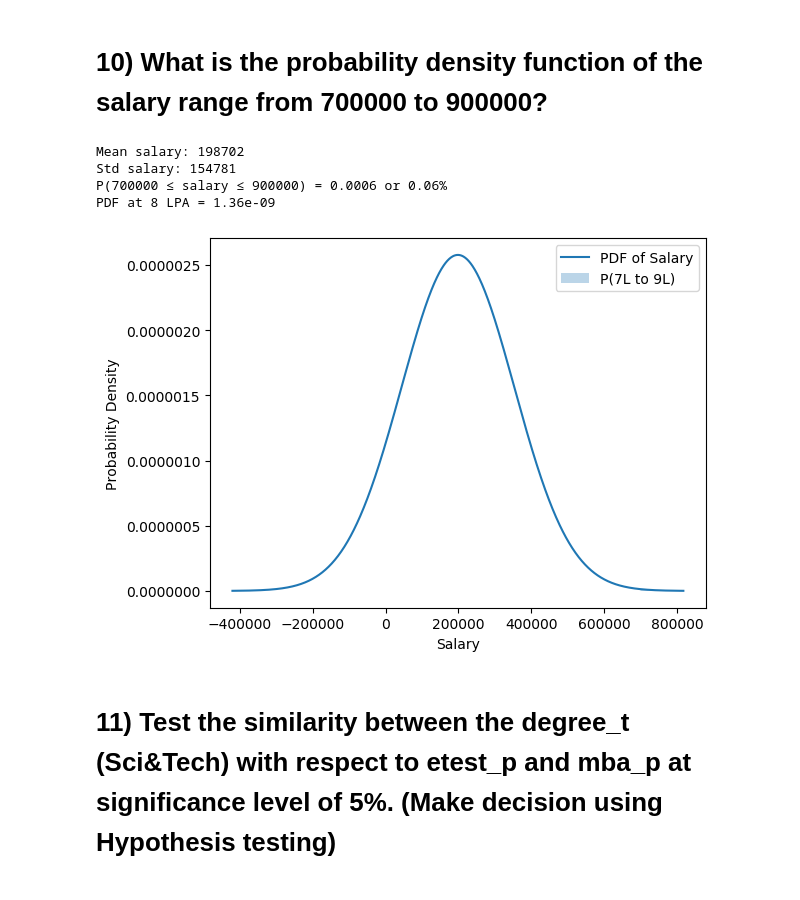
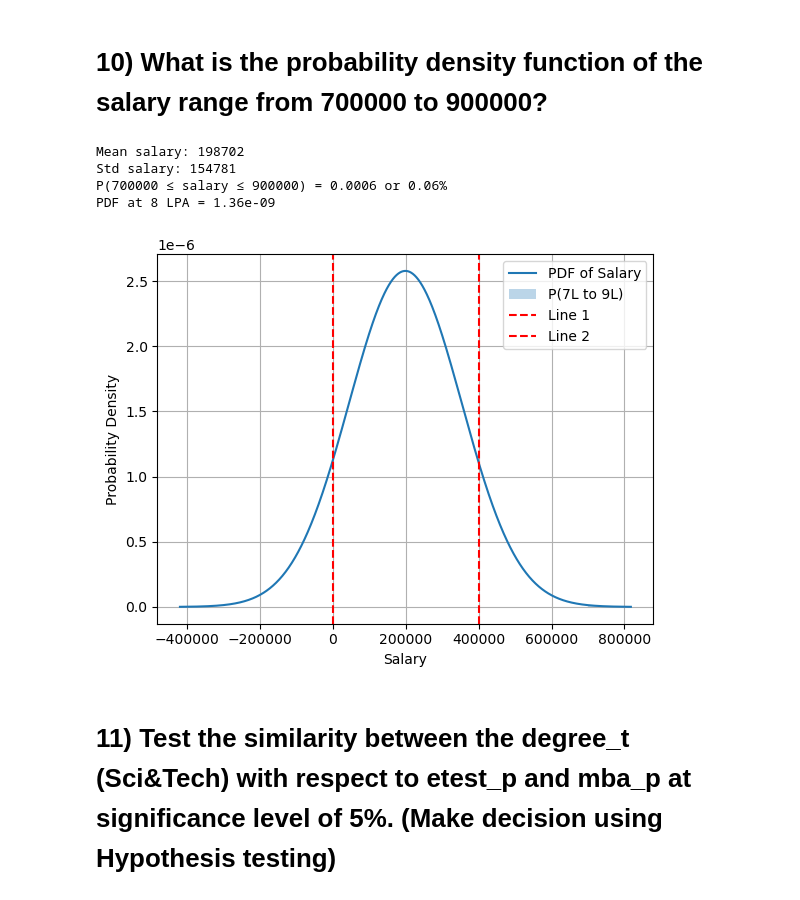
Before and after one commit to DillibabuAI/5.DataScience, a Jupyter notebook: Bivariate Assignment.ipynb, the cells around one changed output. Drawn from its saved outputs; the diff is of its cells as text; code cells hidden in the pictures.

```diff
--- a/Bivariate Assignment.ipynb
+++ b/Bivariate Assignment.ipynb
@@ -100,0 +86,16 @@ Name: salary, dtype: float64
+# %%
+#Importing seaborn library for displaying visually
+import seaborn as sns
+import matplotlib.pyplot as plt
+# Convert status to 0/1
+dataset['status'] = dataset['status'].map({'Placed':1, 'Not Placed':0})
+
+# Encode categoricals
+df_encoded = pd.get_dummies(dataset[['workex', 'specialisation', 'degree_t']], drop_first=True)
+df_corr = pd.concat([dataset[['ssc_p','hsc_p','degree_p','etest_p','mba_p','status']], df_encoded], axis=1)
+
+plt.figure(figsize=(10,6))
+sns.heatmap(df_corr.corr()[['status']].sort_values('status', ascending=False),
+            annot=True, cmap='RdYlGn', center=0)
+plt.title('Correlation with Placement')
+plt.show()
@@ -336,38 +377,41 @@ To get that, we assume salary follows a normal distribution and use mean + std f
 '''
 # 1. Calculate probability for range 700k to 900k
 # Get mean and std of salary column
+dataset = pd.read_csv('Preplacementdata.csv')
 mu = dataset['salary'].mean()  # population mean
 sigma = dataset['salary'].std()  # population std
 
 # Probability between 700k and 900k using CDF
 prob = stats.norm.cdf(900000, loc=mu, scale=sigma) - stats.norm.cdf(700000, loc=mu, scale=sigma)
 print(f"Mean salary: {mu:.0f}")
 print(f"Std salary: {sigma:.0f}")
 print(f"P(700000 ≤ salary ≤ 900000) = {prob:.4f} or {prob*100:.2f}%")
 
 # 2. PDF curve values
 #The PDF itself at any point
 x = 800000  # example point
 pdf_value = stats.norm.pdf(x, loc=mu, scale=sigma)
 print(f"PDF at 8 LPA = {pdf_value:.2e}")
 
 # 3. Visualize it
-import matplotlib.pyplot as plt
 x = np.linspace(mu - 4*sigma, mu + 4*sigma, 1000)
 y = stats.norm.pdf(x, loc=mu, scale=sigma)
 
 plt.plot(x, y, label='PDF of Salary')
 plt.fill_between(x, y, where=(x>=700000) & (x<=900000), alpha=0.3, label='P(7L to 9L)')
+plt.axvline(x=0, color='red', linestyle='--', label='Line 1')
+plt.axvline(x=400000, color='red', linestyle='--', label='Line 2')
 plt.xlabel('Salary')
 plt.ylabel('Probability Density')
 plt.legend()
+plt.grid(True)
 plt.show()
 # %% [output]
 Mean salary: 198702
 Std salary: 154781
 P(700000 ≤ salary ≤ 900000) = 0.0006 or 0.06%
 PDF at 8 LPA = 1.36e-09
-[figure, old version]
+[figure, new version]
 # %% [markdown]
  # 11) Test the similarity between the degree_t (Sci&Tech) with respect to etest_p and mba_p at significance level of 5%. (Make decision using Hypothesis testing)
 # %%
```
Also changed, not shown: parts of 27 cells of this notebook.
